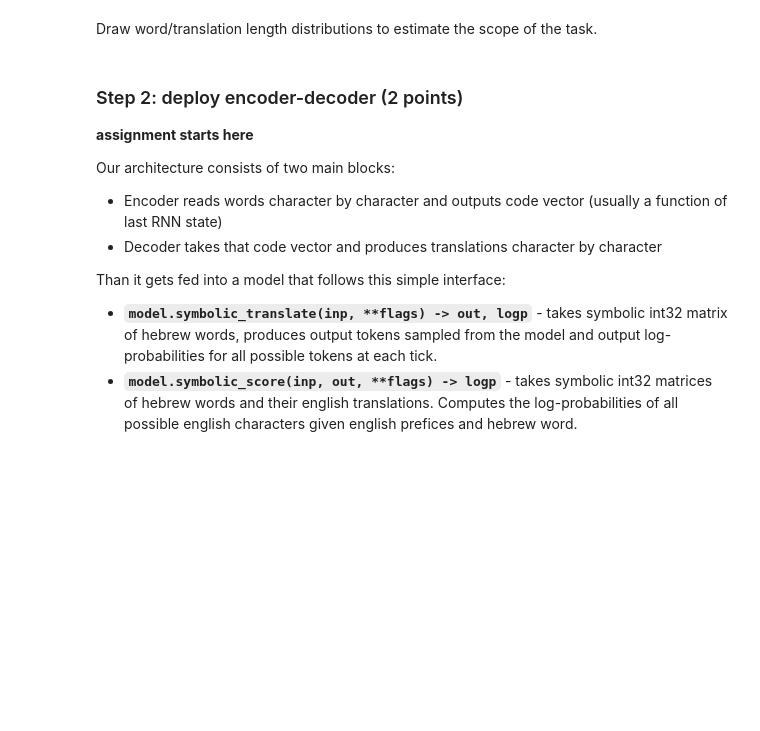
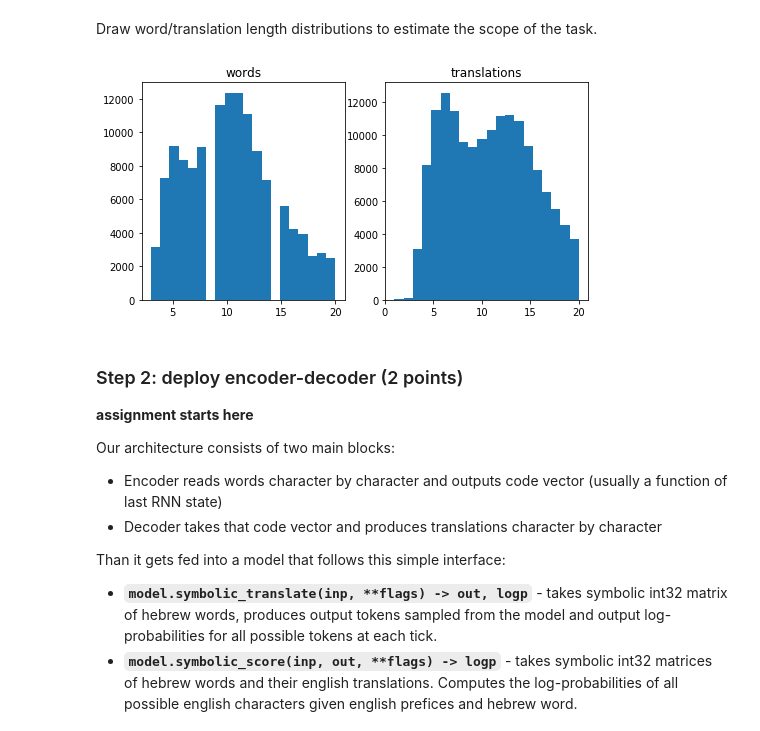
Before and after one commit to PKoshkin/DAS_NLP, a Jupyter notebook: homework/4/part_2/seq2seq_attn_task.ipynb, the cells around one changed output. Saved outputs shown, nothing was run; the diff lists cells and outputs as text; code cells hidden in the pictures; blank space fills up the shorter version.

```diff
--- a/homework/4/part_2/seq2seq_attn_task.ipynb
+++ b/homework/4/part_2/seq2seq_attn_task.ipynb
@@ -101,14 +115,16 @@ Draw word/translation length distributions to estimate the scope of the task.
 # %%
 import matplotlib.pyplot as plt
 %matplotlib inline
-plt.figure(figsize=[8,4])
-plt.subplot(1,2,1)
+plt.figure(figsize=(8, 4))
+plt.subplot(1, 2, 1)
 plt.title("words")
-plt.hist(list(map(len,all_words)),bins=20);
+plt.hist(list(map(len, all_words)), bins=20);
 
-plt.subplot(1,2,2)
+plt.subplot(1, 2, 2)
 plt.title('translations')
-plt.hist(list(map(len,all_translations)),bins=20);
+plt.hist(list(map(len, all_translations)), bins=20);
+# %% [output]
+[figure, added]
 # %% [markdown]
 ### Step 2: deploy encoder-decoder (2 points)
 
```
Also changed, not shown: parts of 16 cells of this notebook, 2 other files.
